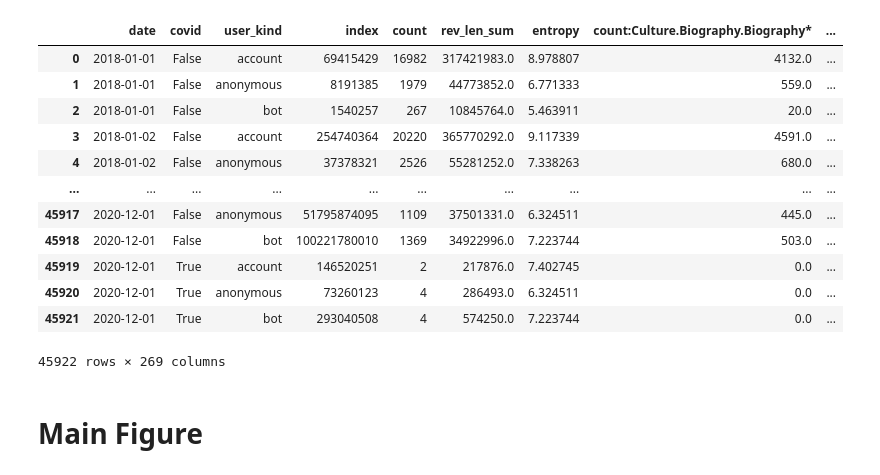
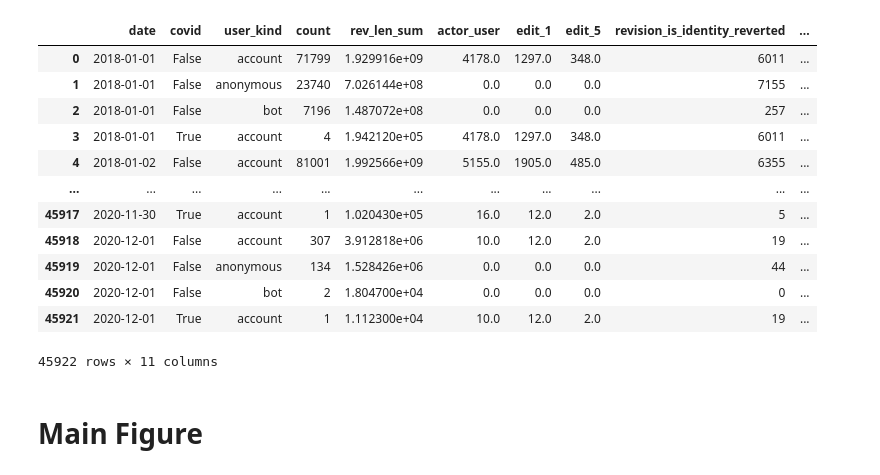
Before and after one commit to ruptho/wiki-volunteers-covid, a Jupyter notebook: notebooks/2_vis.ipynb, the cells around one changed output. Saved outputs shown, nothing was run; the diff lists cells and outputs as text; code cells hidden in the pictures.

```diff
--- a/notebooks/2_vis.ipynb
+++ b/notebooks/2_vis.ipynb
@@ -14,29 +17,29 @@ from helpers.analysis import compute_covidratio
 # %%
 interventions = load_interventions(f'{DATA_PATH}/interventions.csv')
 # %%
-agg = pd.read_csv(f'{DATA_PATH}/pipeline/results/aggregated.tsv.gz', sep='\t')
+agg = pd.read_csv(f'{RES_PATH}/aggregated.tsv.gz', sep='\t')
 
 agg_dict = {}
 codes = agg.code.unique()
 for c in codes:
     agg_dict[c] = agg[agg.code==c].copy()
     agg_dict[c]['date'] = agg_dict[c]['date'].apply(lambda d: pd.to_datetime(d, format='%Y-%m-%d'))
     agg_dict[c] = agg_dict[c].set_index('date')
 agg
 # %% [output]
-|  | date | covid | user_kind | index | count | rev_len_sum | entropy | count:Culture.Biography.Biography* | ... |
-| 0 | 2018-01-01 | False | account | 69415429 | 16982 | 317421983.0 | 8.978807 | 4132.0 | ... |
-| 1 | 2018-01-01 | False | anonymous | 8191385 | 1979 | 44773852.0 | 6.771333 | 559.0 | ... |
-| 2 | 2018-01-01 | False | bot | 1540257 | 267 | 10845764.0 | 5.463911 | 20.0 | ... |
-| 3 | 2018-01-02 | False | account | 254740364 | 20220 | 365770292.0 | 9.117339 | 4591.0 | ... |
-| 4 | 2018-01-02 | False | anonymous | 37378321 | 2526 | 55281252.0 | 7.338263 | 680.0 | ... |
-| ... | ... | ... | ... | ... | ... | ... | ... | ... | ... |
-| 45917 | 2020-12-01 | False | anonymous | 51795874095 | 1109 | 37501331.0 | 6.324511 | 445.0 | ... |
-| 45918 | 2020-12-01 | False | bot | 100221780010 | 1369 | 34922996.0 | 7.223744 | 503.0 | ... |
-| 45919 | 2020-12-01 | True | account | 146520251 | 2 | 217876.0 | 7.402745 | 0.0 | ... |
-| 45920 | 2020-12-01 | True | anonymous | 73260123 | 4 | 286493.0 | 6.324511 | 0.0 | ... |
-| 45921 | 2020-12-01 | True | bot | 293040508 | 4 | 574250.0 | 7.223744 | 0.0 | ... |
+|  | date | covid | user_kind | count | rev_len_sum | actor_user | edit_1 | edit_5 | revision_is_identity_reverted | ... |
+| 0 | 2018-01-01 | False | account | 71799 | 1.929916e+09 | 4178.0 | 1297.0 | 348.0 | 6011 | ... |
+| 1 | 2018-01-01 | False | anonymous | 23740 | 7.026144e+08 | 0.0 | 0.0 | 0.0 | 7155 | ... |
+| 2 | 2018-01-01 | False | bot | 7196 | 1.487072e+08 | 0.0 | 0.0 | 0.0 | 257 | ... |
+| 3 | 2018-01-01 | True | account | 4 | 1.942120e+05 | 4178.0 | 1297.0 | 348.0 | 6011 | ... |
+| 4 | 2018-01-02 | False | account | 81001 | 1.992566e+09 | 5155.0 | 1905.0 | 485.0 | 6355 | ... |
+| ... | ... | ... | ... | ... | ... | ... | ... | ... | ... | ... |
+| 45917 | 2020-11-30 | True | account | 1 | 1.020430e+05 | 16.0 | 12.0 | 2.0 | 5 | ... |
+| 45918 | 2020-12-01 | False | account | 307 | 3.912818e+06 | 10.0 | 12.0 | 2.0 | 19 | ... |
+| 45919 | 2020-12-01 | False | anonymous | 134 | 1.528426e+06 | 0.0 | 0.0 | 0.0 | 44 | ... |
+| 45920 | 2020-12-01 | False | bot | 2 | 1.804700e+04 | 0.0 | 0.0 | 0.0 | 0 | ... |
+| 45921 | 2020-12-01 | True | account | 1 | 1.112300e+04 | 10.0 | 12.0 | 2.0 | 19 | ... |
-45922 rows × 269 columns
+45922 rows × 11 columns
 # %%
 large_wikis = ['en', 'fr', 'de', 'it']
 medium_wikis = ['ja', 'sv', 'nl', 'ko']
```
Also changed, not shown: parts of 3 cells of this notebook, 2 other files.
